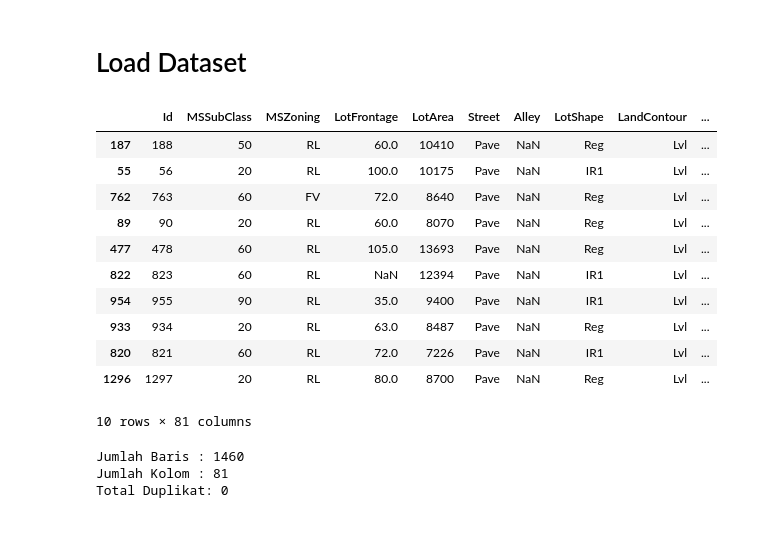
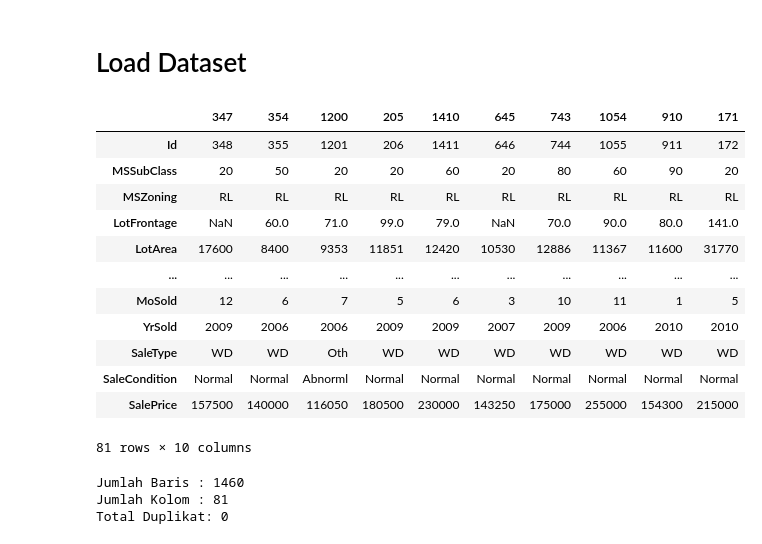
Before and after one commit to hassantaufiqurrahman/House-Price-Prediction-End-to-End-MLOps-Pipeline_Dibimbing-DSML-Batch-42_Hassan-Taufiqurrahman, a Jupyter notebook: notebooks/house_prices_prediction.ipynb, the cells around one changed output. Cells and saved outputs as stored; diff of their text form; code cells hidden in the pictures.

```diff
--- a/notebooks/house_prices_prediction.ipynb
+++ b/notebooks/house_prices_prediction.ipynb
@@ -19,22 +19,23 @@ from sklearn.metrics import mean_absolute_error, mean_squared_error, r2_score
 # %%
 # Load Dataset
 df = pd.read_csv('../data/house_prices_dataset.csv')
 
 # Preview Dataset
-df.sample(10)
+df.sample(10).T
 # %% [output]
-|  | Id | MSSubClass | MSZoning | LotFrontage | LotArea | Street | Alley | LotShape | LandContour | ... |
-| 187 | 188 | 50 | RL | 60.0 | 10410 | Pave | NaN | Reg | Lvl | ... |
-| 55 | 56 | 20 | RL | 100.0 | 10175 | Pave | NaN | IR1 | Lvl | ... |
-| 762 | 763 | 60 | FV | 72.0 | 8640 | Pave | NaN | Reg | Lvl | ... |
-| 89 | 90 | 20 | RL | 60.0 | 8070 | Pave | NaN | Reg | Lvl | ... |
-| 477 | 478 | 60 | RL | 105.0 | 13693 | Pave | NaN | Reg | Lvl | ... |
-| 822 | 823 | 60 | RL | NaN | 12394 | Pave | NaN | IR1 | Lvl | ... |
-| 954 | 955 | 90 | RL | 35.0 | 9400 | Pave | NaN | IR1 | Lvl | ... |
-| 933 | 934 | 20 | RL | 63.0 | 8487 | Pave | NaN | Reg | Lvl | ... |
-| 820 | 821 | 60 | RL | 72.0 | 7226 | Pave | NaN | IR1 | Lvl | ... |
-| 1296 | 1297 | 20 | RL | 80.0 | 8700 | Pave | NaN | Reg | Lvl | ... |
+|  | 347 | 354 | 1200 | 205 | 1410 | 645 | 743 | 1054 | 910 | 171 |
+| Id | 348 | 355 | 1201 | 206 | 1411 | 646 | 744 | 1055 | 911 | 172 |
+| MSSubClass | 20 | 50 | 20 | 20 | 60 | 20 | 80 | 60 | 90 | 20 |
+| MSZoning | RL | RL | RL | RL | RL | RL | RL | RL | RL | RL |
+| LotFrontage | NaN | 60.0 | 71.0 | 99.0 | 79.0 | NaN | 70.0 | 90.0 | 80.0 | 141.0 |
+| LotArea | 17600 | 8400 | 9353 | 11851 | 12420 | 10530 | 12886 | 11367 | 11600 | 31770 |
+| ... | ... | ... | ... | ... | ... | ... | ... | ... | ... | ... |
+| MoSold | 12 | 6 | 7 | 5 | 6 | 3 | 10 | 11 | 1 | 5 |
+| YrSold | 2009 | 2006 | 2006 | 2009 | 2009 | 2007 | 2009 | 2006 | 2010 | 2010 |
+| SaleType | WD | WD | Oth | WD | WD | WD | WD | WD | WD | WD |
+| SaleCondition | Normal | Normal | Abnorml | Normal | Normal | Normal | Normal | Normal | Normal | Normal |
+| SalePrice | 157500 | 140000 | 116050 | 180500 | 230000 | 143250 | 175000 | 255000 | 154300 | 215000 |
-10 rows × 81 columns
+81 rows × 10 columns
 # %%
 # Identifikasi Karakteristik Dataset
 print(f"Jumlah Baris : {df.shape[0]}")
```
Also changed, not shown: parts of 12 cells of this notebook.
